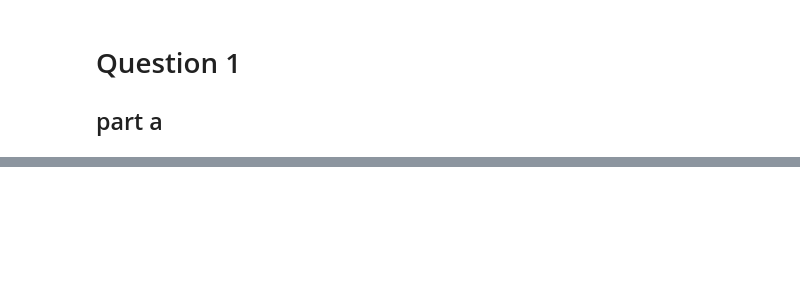
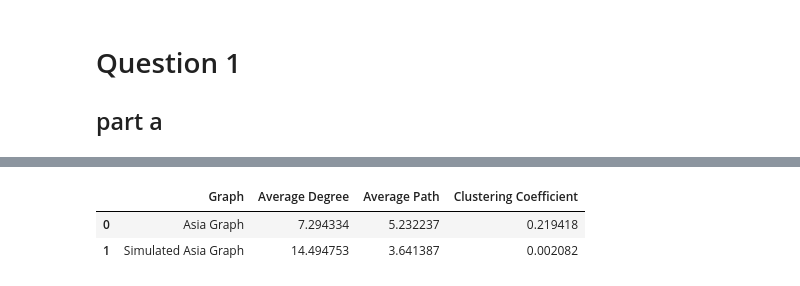
Before and after one commit to Isaacwilliam4/graphmining, a Jupyter notebook: assignments/assignment5.ipynb, the cells around one changed output, grey strips where cells are left out. Cells and saved outputs as stored; diff of their text form; code cells hidden in the pictures; blank space fills up the shorter version.

```diff
--- a/assignments/assignment5.ipynb
+++ b/assignments/assignment5.ipynb
@@ -11,24 +11,3 @@ from tqdm import tqdm
 # %% [markdown]
 # Question 1
 ## part a
-# %%
-graph = Graph()
-graph.add_edges_from([
-    (1,2),
-    (1,3),
-    (1,5),
-    (2,3),
-    (2,4),
-    (2,7),
-    (3,5),
-    (3,4),
-    (3,6),
-    (4,6),
-    (5,6),
-    (6,7),
-    ])
-pos = nx.spring_layout(graph)
-nx.draw(graph, pos=pos)
-nx.draw_networkx_labels(graph, pos=pos)
-plt.plot()
-plt.show()
@@ -273,0 +76,12 @@ Similarity significance between 0 and 747: -0.00039375251521758147
+# %%
+avg_degree_asia, avg_path_asia, clustering_coefficient_asia = get_graph_info(asia_graph)
+avg_degree_simulated_asia, avg_path_simulated_asia, clustering_coefficient_simulated_asia = get_graph_info(simulated_asia_graph)
+
+df = pd.DataFrame(columns=["Graph", "Average Degree", "Average Path", "Clustering Coefficient"])
+df.loc[0] = ["Asia Graph", avg_degree_asia, avg_path_asia, clustering_coefficient_asia]
+df.loc[1] = ["Simulated Asia Graph", avg_degree_simulated_asia, avg_path_simulated_asia, clustering_coefficient_simulated_asia]
+df.head()
+# %% [output]
+|  | Graph | Average Degree | Average Path | Clustering Coefficient |
+| 0 | Asia Graph | 7.294334 | 5.232237 | 0.219418 |
+| 1 | Simulated Asia Graph | 14.494753 | 3.641387 | 0.002082 |
```
Also changed, not shown: parts of 26 cells of this notebook.
